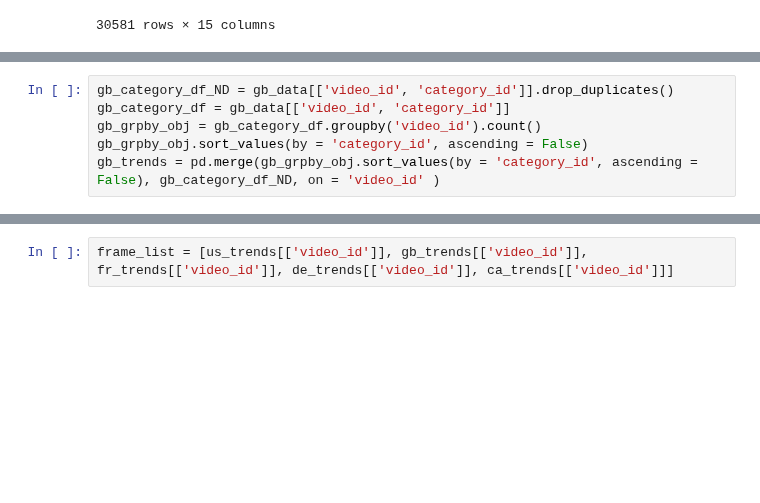
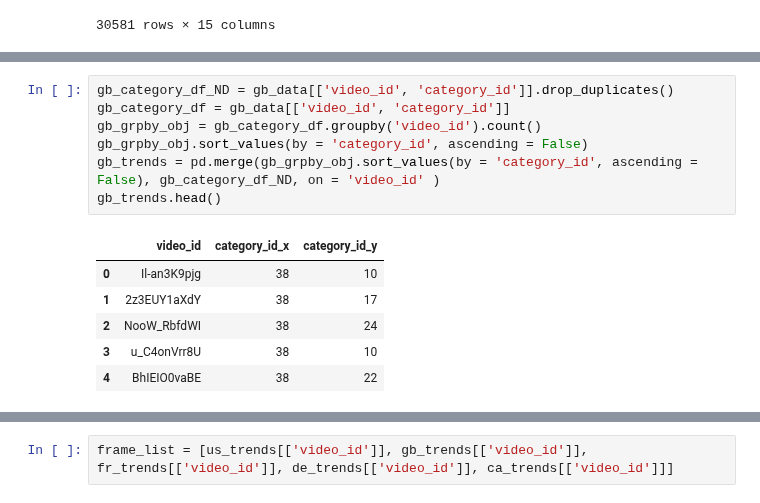
Before and after one commit to Laszarus/dsi-pandas-eda-case-study, a Jupyter notebook: category.ipynb, the cells around one changed output, grey strips where cells are left out. Drawn from its saved outputs; the diff is of its cells as text; blank space fills up the shorter version.

```diff
--- a/category.ipynb
+++ b/category.ipynb
@@ -111,9 +119,17 @@ us_trends = pd.merge(grpby_obj.sort_values(by = 'category_id', ascending = False
 # %%
 gb_category_df_ND = gb_data[['video_id', 'category_id']].drop_duplicates()
 gb_category_df = gb_data[['video_id', 'category_id']]
 gb_grpby_obj = gb_category_df.groupby('video_id').count()
 gb_grpby_obj.sort_values(by = 'category_id', ascending = False)
 gb_trends = pd.merge(gb_grpby_obj.sort_values(by = 'category_id', ascending = False), gb_category_df_ND, on = 'video_id' )
+gb_trends.head()
+# %% [output]
+|  | video_id | category_id_x | category_id_y |
+| 0 | Il-an3K9pjg | 38 | 10 |
+| 1 | 2z3EUY1aXdY | 38 | 17 |
+| 2 | NooW_RbfdWI | 38 | 24 |
+| 3 | u_C4onVrr8U | 38 | 10 |
+| 4 | BhIEIO0vaBE | 38 | 22 |
 # %%
 fr_category_df_ND = fr_data[['video_id', 'category_id']].drop_duplicates()
 fr_category_df = fr_data[['video_id', 'category_id']]
```
Also changed, not shown: parts of 4 cells of this notebook, 4 other files.
